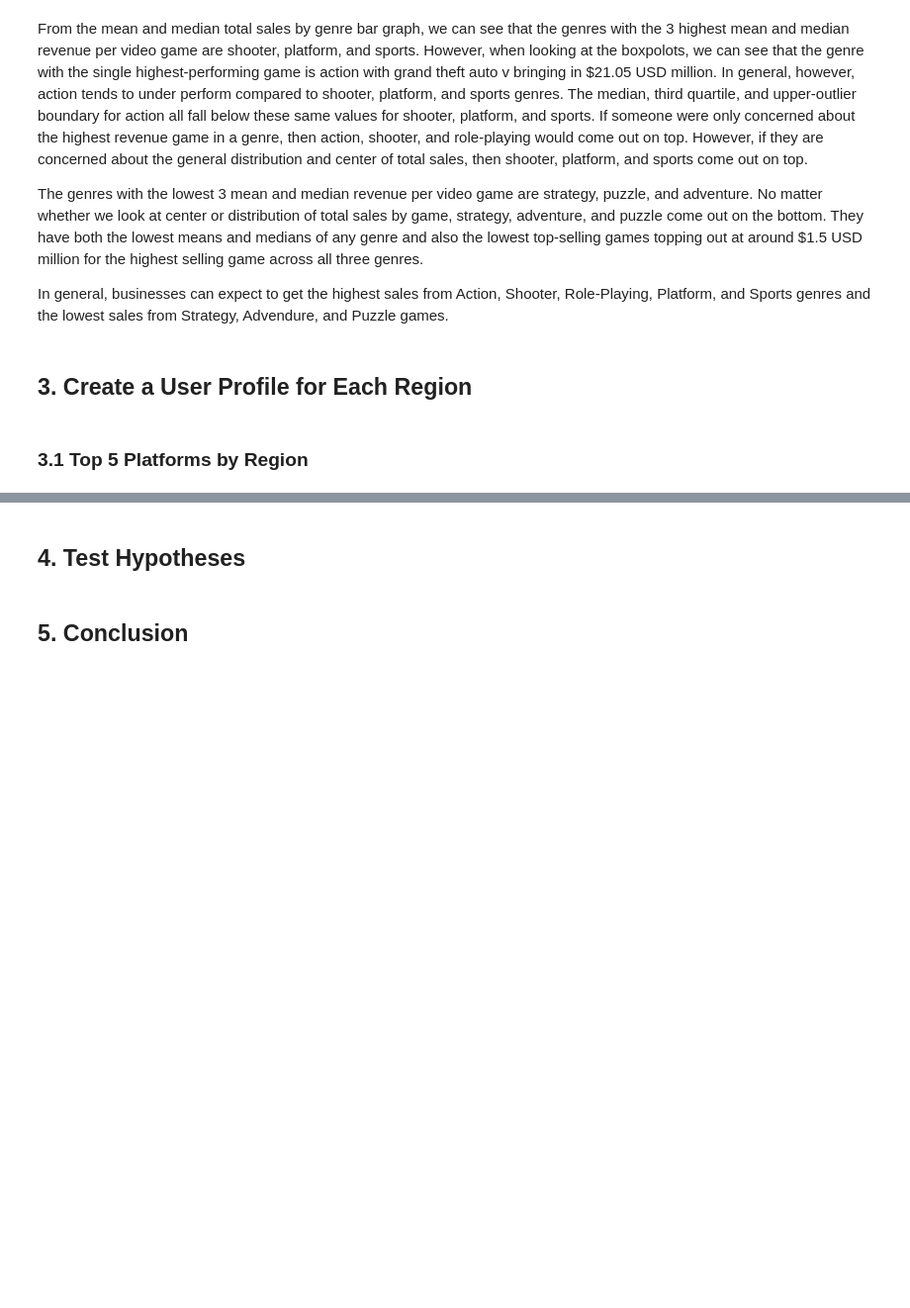
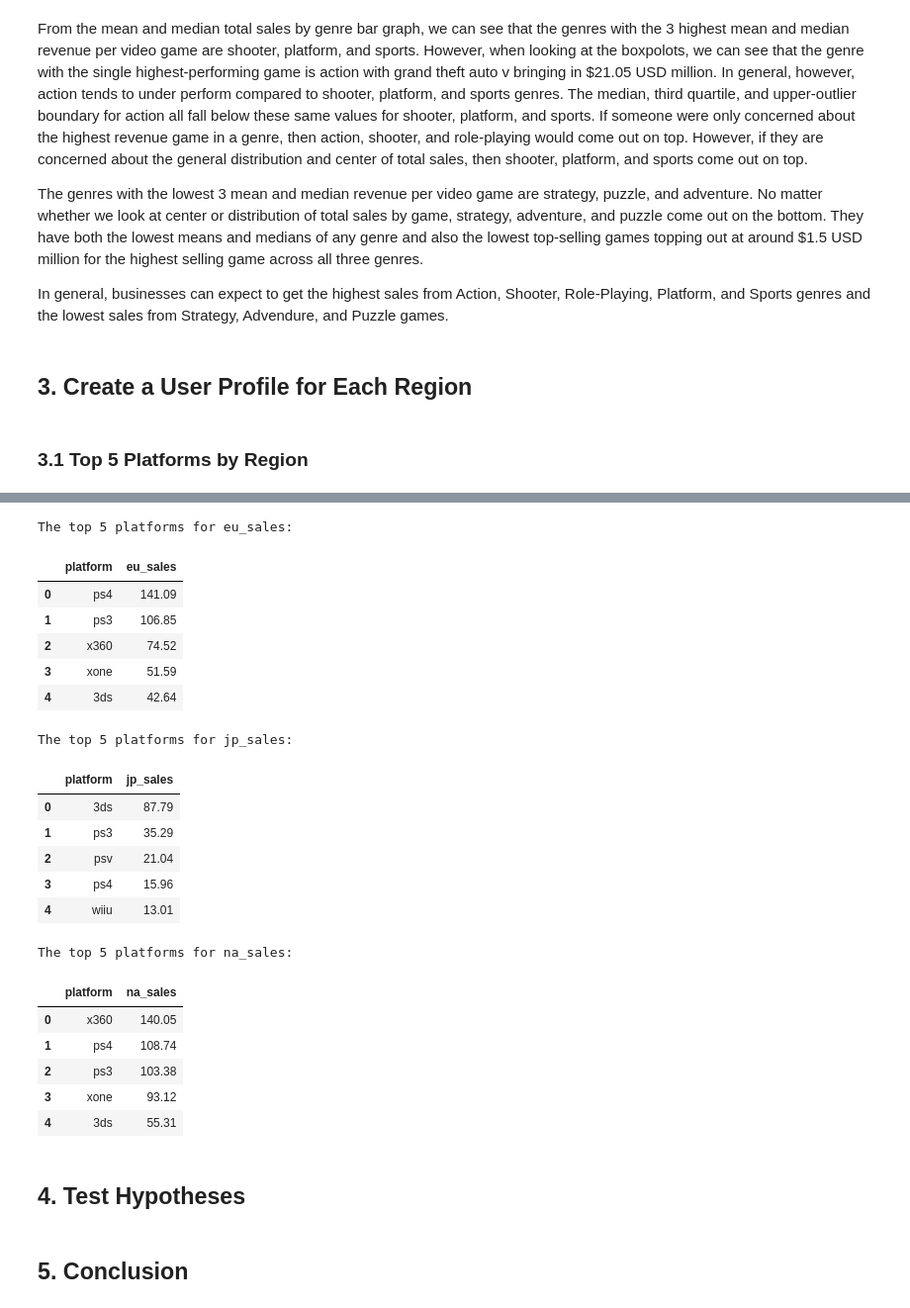
Before and after one commit to kellyshreeve/Forecasting-Global-Video-Game-Preference, a Jupyter notebook: Data Analysis.ipynb, the cells around one changed output, grey strips where cells are left out. Shown at 99% size. Cells and saved outputs as stored; diff of their text form; code cells hidden in the pictures; blank space fills up the shorter version.

```diff
--- a/Data Analysis.ipynb
+++ b/Data Analysis.ipynb
@@ -1024 +1024,34 @@ display(total_sales_region)
+# %%
+# List top 5 platforms for each region
+
+# Define a loop that iterates over each row in the
+# total_sales_region df, sorts the total sales in
+# each row from largest to smallest, and prints the top 5
+
+for index, row in total_sales_region.iterrows():
+    row_df = row.reset_index().sort_values(by=index, ascending=False).reset_index(drop=True)
+    print(f'The top 5 platforms for {index}:')
+    display(row_df.loc[0:4])
+# %% [output]
+The top 5 platforms for eu_sales:
+|  | platform | eu_sales |
+| 0 | ps4 | 141.09 |
+| 1 | ps3 | 106.85 |
+| 2 | x360 | 74.52 |
+| 3 | xone | 51.59 |
+| 4 | 3ds | 42.64 |
+The top 5 platforms for jp_sales:
+|  | platform | jp_sales |
+| 0 | 3ds | 87.79 |
+| 1 | ps3 | 35.29 |
+| 2 | psv | 21.04 |
+| 3 | ps4 | 15.96 |
+| 4 | wiiu | 13.01 |
+The top 5 platforms for na_sales:
+|  | platform | na_sales |
+| 0 | x360 | 140.05 |
+| 1 | ps4 | 108.74 |
+| 2 | ps3 | 103.38 |
+| 3 | xone | 93.12 |
+| 4 | 3ds | 55.31 |
 # %%
```
Also changed, not shown: parts of 3 cells of this notebook.
